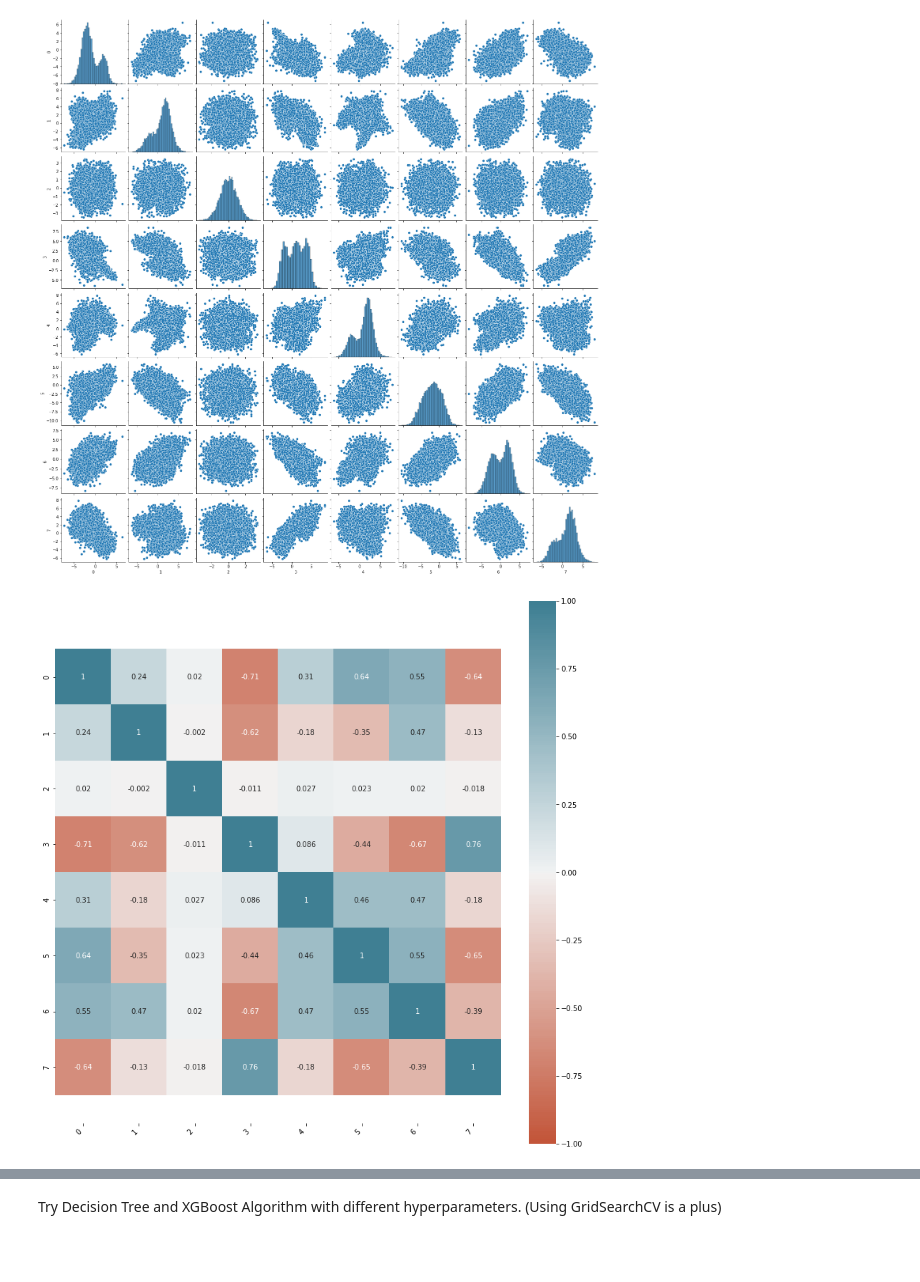
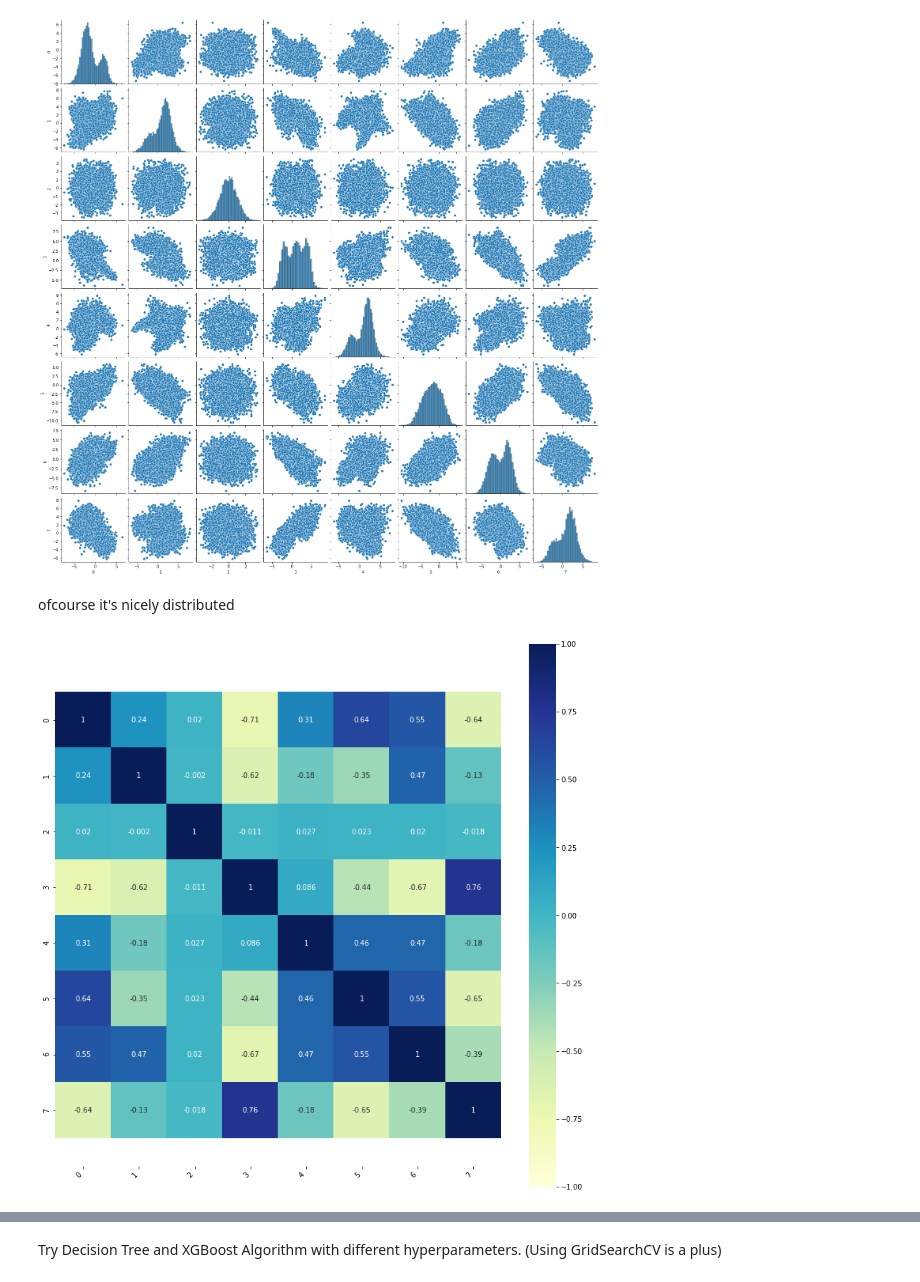
Before and after one commit to senanursahin/GlobalAIHubMachineLearningCourse, a Jupyter notebook: Homeworks/HW3.ipynb, the cells around one changed output, grey strips where cells are left out. Drawn from its saved outputs; the diff is of its cells as text; code cells hidden in the pictures; blank space fills up the shorter version.

```diff
--- a/Homeworks/HW3.ipynb
+++ b/Homeworks/HW3.ipynb
@@ -94,22 +94,24 @@ sns.pairplot(X)
 plt.show()
 # %% [output]
 [figure]
+# %% [markdown]
+ofcourse it's nicely distributed
 # %%
 # Draw correlation matrix.
 corr = X.corr()
 
 plt.figure(figsize=(14, 14))
 ax = sns.heatmap(
     corr,
     vmin=-1, vmax=1, center=0,
-    cmap=sns.diverging_palette(20, 220, n=200),
+    cmap="YlGnBu",
     square=True, annot = True
 )
 ax.set_xticklabels(
     ax.get_xticklabels(),
     rotation=45,
     horizontalalignment='right'
 )
 ax.set_ylim(len(corr)+0.5, -0.5);
 # %% [output]
-[figure, old version]
+[figure, new version]
```
Also changed, not shown: parts of 22 cells of this notebook.
